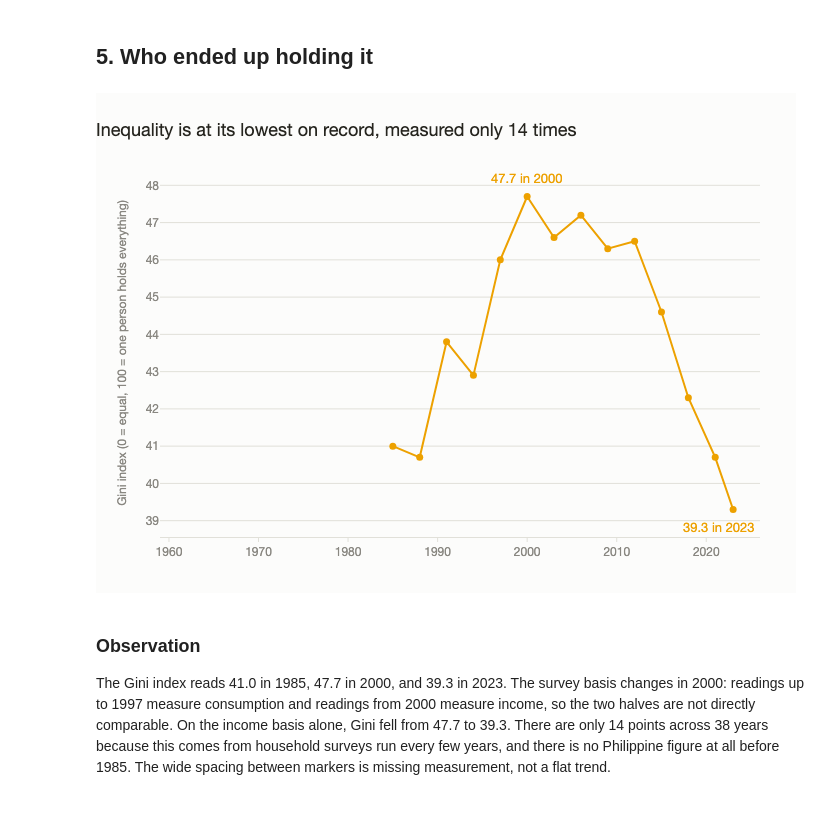
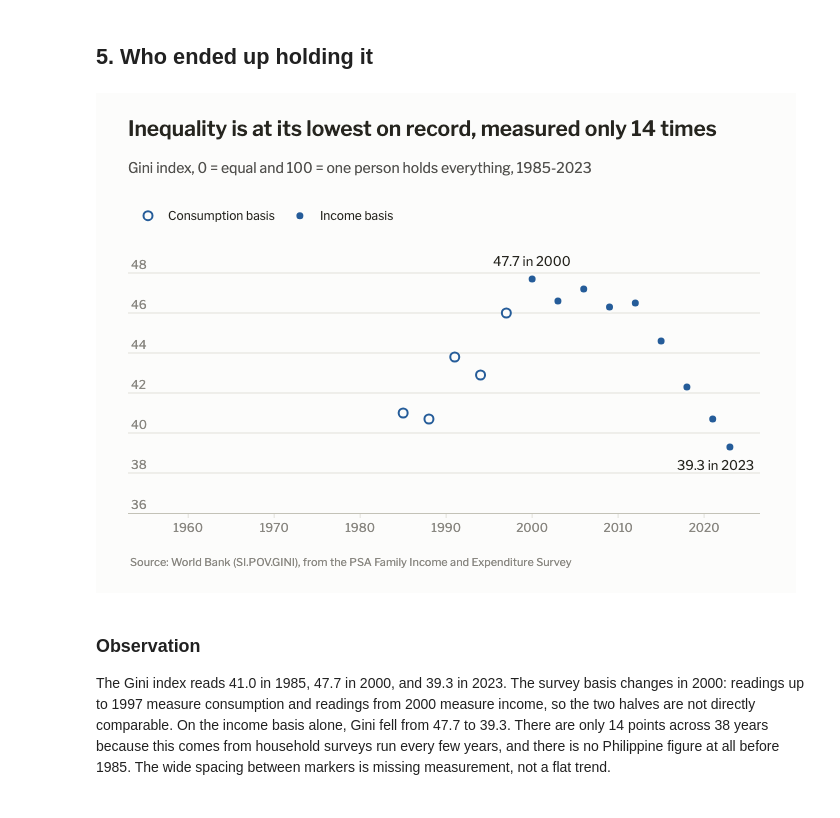
Before and after one commit to xeind/dep-data-engineering-xeind, a Jupyter notebook: notebooks/insights.ipynb, the cells around one changed output. Cells and saved outputs as stored; diff of their text form; code cells hidden in the pictures.

```diff
--- a/notebooks/insights.ipynb
+++ b/notebooks/insights.ipynb
@@ -227,17 +264,22 @@ s = df["gdp_per_capita_const"].dropna()
 
 fig = go.Figure()
 fig.add_trace(go.Scatter(
-    x=s.index, y=s.values, mode="lines", line=dict(color=BLUE, width=2),
-    name="GDP per capita", hovertemplate="%{x}: $%{y:,.0f}<extra></extra>"))
+    x=s.index, y=s.values, mode="lines", line=dict(color=ACCENT, width=2),
+    name="GDP per capita", hovertemplate="%{x}: $%{y:,.0f}<extra></extra>", **AREA))
 
-for yr, dy in [(1960, 22), (2025, -4)]:
+peak = s.loc[:1990].idxmax()  # the 1982 high the Observation below refers to
+for yr, dx in [(1960, 10), (peak, 0), (2025, -8)]:
     fig.add_annotation(x=yr, y=s[yr], text=f"${s[yr]:,.0f}", showarrow=False,
-                       yshift=18, xshift=dy, font=dict(color=BLUE, size=13))
+                       yshift=18, xshift=dx, font=dict(color=INK, size=13))
+mark_points(fig, s, [1960, peak, 2025], ACCENT)
 
 fig.update_layout(
-    title="Income per person is 3.6 times what it was in 1960",
-    yaxis_title="GDP per capita, constant 2015 US$",
-    xaxis_title=None, yaxis_tickprefix="$", yaxis_tickformat=",")
+    xaxis_title=None, yaxis_tickprefix="$", yaxis_tickformat=",",
+    # Half a gridline step of headroom, so the top gridline keeps room for its number.
+    yaxis_range=[0, (s.max() // 500 + 1.5) * 500], xaxis_range=[1953, 2026.5], **INSIDE_Y)
+headline(fig, "Income per person is 3.6 times what it was in 1960",
+         f"GDP per capita, constant 2015 US dollars, {s.index.min()}-{s.index.max()}",
+         "World Bank, World Development Indicators (NY.GDP.PCAP.KD)")
 save(fig, "01-gdp-per-capita")
 fig.show()
 # %% [output]
@@ -395,26 +443,38 @@ a relative got in 2005.
 ## 5. Who ended up holding it
 # %%
 gi = df["gini"].dropna()
+# Readings up to 1997 measure consumption, from 2000 income; they are drawn
+# apart and never joined, and no line crosses the years nobody measured.
+consumption, income = gi.loc[:1999], gi.loc[2000:]
 
 fig = go.Figure()
 fig.add_trace(go.Scatter(
-    x=gi.index, y=gi.values, mode="lines+markers",
-    line=dict(color=YELLOW, width=2), marker=dict(color=YELLOW, size=7),
-    hovertemplate="%{x}: %{y:.1f}<extra></extra>"))
+    x=consumption.index, y=consumption.values, mode="markers", name="Consumption basis",
+    marker=dict(color=SURFACE, size=9, line=dict(color=ACCENT, width=2)),
+    hovertemplate="%{x}: %{y:.1f} (consumption)<extra></extra>"))
+fig.add_trace(go.Scatter(
+    x=income.index, y=income.values, mode="markers", name="Income basis",
+    marker=dict(color=ACCENT, size=9, line=dict(color=SURFACE, width=2)),
+    hovertemplate="%{x}: %{y:.1f} (income)<extra></extra>"))
 
-fig.add_annotation(x=2000, y=gi[2000], text="47.7 in 2000", showarrow=False,
-                   yshift=18, font=dict(color=YELLOW, size=13))
-fig.add_annotation(x=2023, y=gi[2023], text="39.3 in 2023", showarrow=False,
-                   yshift=-18, xshift=-14, font=dict(color=YELLOW, size=13))
+for yr, dy, dx in [(2000, 18, 0), (2023, -18, -14)]:
+    fig.add_annotation(x=yr, y=gi[yr], text=f"{gi[yr]:.1f} in {yr}", showarrow=False,
+                       yshift=dy, xshift=dx, font=dict(color=INK, size=13))
 
 fig.update_layout(
-    title="Inequality is at its lowest on record, measured only 14 times",
-    yaxis_title="Gini index (0 = equal, 100 = one person holds everything)",
-    xaxis_title=None, xaxis_range=[1959, 2026])
+    xaxis_title=None, yaxis_range=[36, 50], xaxis_range=[1953, 2026.5], **INSIDE_Y,
+    showlegend=True, hovermode="closest",
+    legend=dict(orientation="h", x=0, y=1.01, xanchor="left", yanchor="bottom",
+                font=dict(color=INK, size=12)),
+    margin=dict(t=140))
+headline(fig, "Inequality is at its lowest on record, measured only 14 times",
+         f"Gini index, 0 = equal and 100 = one person holds everything, "
+         f"{gi.index.min()}-{gi.index.max()}",
+         "World Bank (SI.POV.GINI), from the PSA Family Income and Expenditure Survey")
 save(fig, "05-gini")
 fig.show()
 # %% [output]
-[figure, old version]
+[figure, new version]
 # %% [markdown]
 ### Observation
 The Gini index reads 41.0 in 1985, 47.7 in 2000, and 39.3 in 2023. The survey
```
Also changed, not shown: parts of 6 cells of this notebook, 5 other files.
